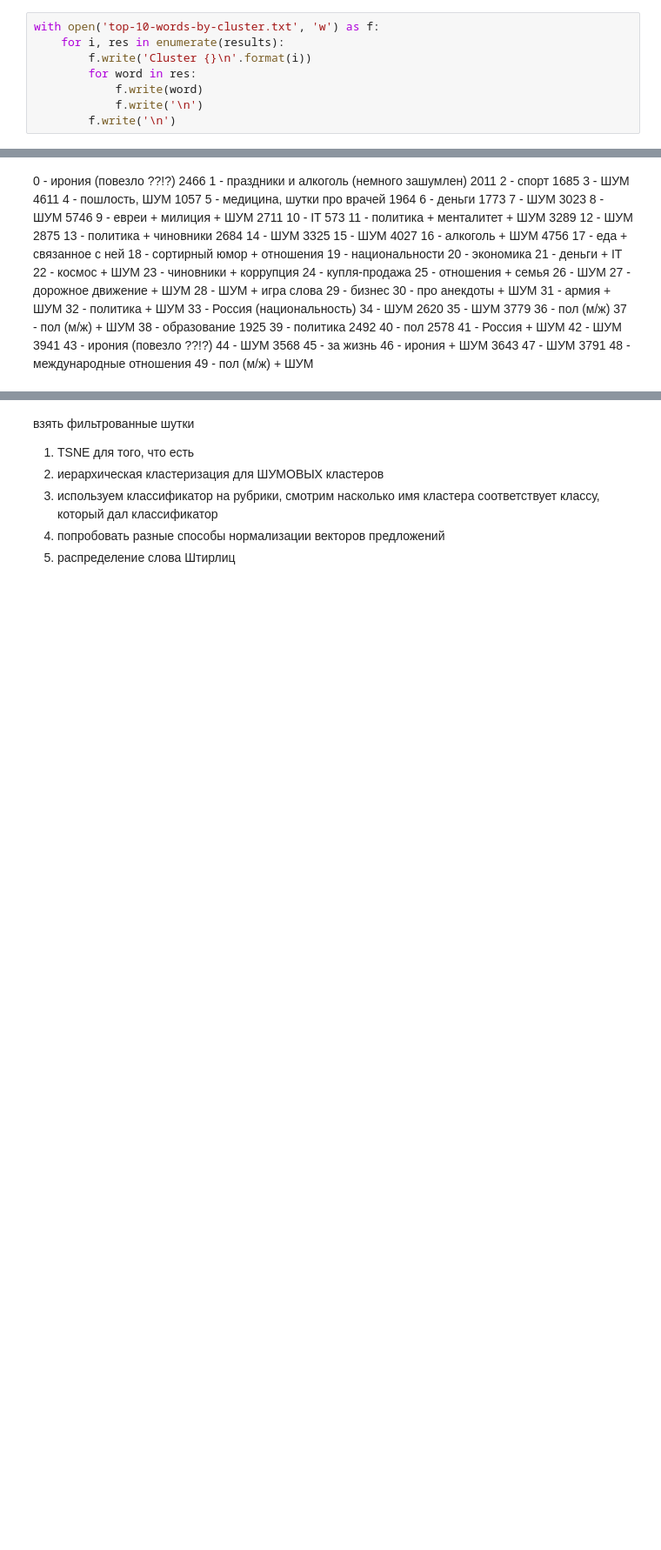
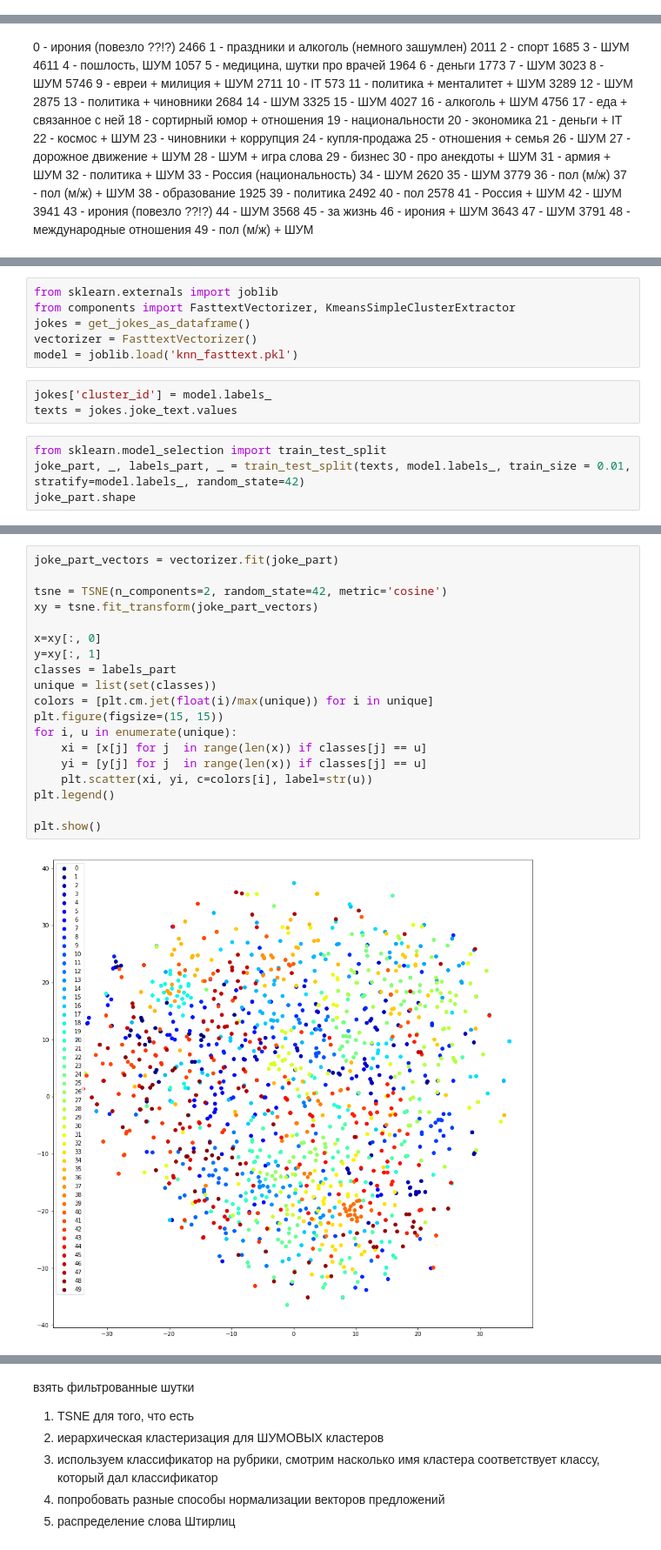
Before and after one commit to MayerMax/jokesclustering, a Jupyter notebook: vector_clustering/models/kmeans_fasttext/kmeans_research.ipynb, the cells around one changed output, grey strips where cells are left out. Shown at 87% size. Saved outputs shown, nothing was run; the diff lists cells and outputs as text; blank space fills up the shorter version.

Commit message:
manager update, normalizing vectorizer, research plots

```diff
--- a/vector_clustering/models/kmeans_fasttext/kmeans_research.ipynb
+++ b/vector_clustering/models/kmeans_fasttext/kmeans_research.ipynb
@@ -190,9 +131 @@ results[3]
-# %%
-with open('top-10-words-by-cluster.txt', 'w') as f:
-    for i, res in enumerate(results):
-        f.write('Cluster {}\n'.format(i))
-        for word in res:
-            f.write(word)
-            f.write('\n')
-        f.write('\n')
 # %% [markdown]
@@ -562,0 +259,13 @@ for v in vals:
+# %%
+from sklearn.externals import joblib
+from components import FasttextVectorizer, KmeansSimpleClusterExtractor
+jokes = get_jokes_as_dataframe()
+vectorizer = FasttextVectorizer()
+model = joblib.load('knn_fasttext.pkl')
+# %%
+jokes['cluster_id'] = model.labels_
+texts = jokes.joke_text.values
+# %%
+from sklearn.model_selection import train_test_split
+joke_part, _, labels_part, _ = train_test_split(texts, model.labels_, train_size = 0.01, stratify=model.labels_, random_state=42)
+joke_part.shape
@@ -562,0 +276,21 @@ for v in vals:
+# %%
+joke_part_vectors = vectorizer.fit(joke_part)
+
+tsne = TSNE(n_components=2, random_state=42, metric='cosine')
+xy = tsne.fit_transform(joke_part_vectors)
+
+x=xy[:, 0]
+y=xy[:, 1]
+classes = labels_part
+unique = list(set(classes))
+colors = [plt.cm.jet(float(i)/max(unique)) for i in unique]
+plt.figure(figsize=(15, 15))
+for i, u in enumerate(unique):
+    xi = [x[j] for j  in range(len(x)) if classes[j] == u]
+    yi = [y[j] for j  in range(len(x)) if classes[j] == u]
+    plt.scatter(xi, yi, c=colors[i], label=str(u))
+plt.legend()
+
+plt.show()
+# %% [output]
+[figure, added]
```
Also changed, not shown: parts of 28 cells of this notebook, 3 other files.
